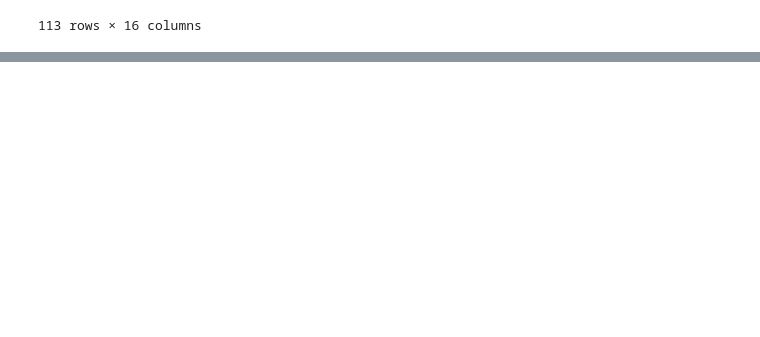
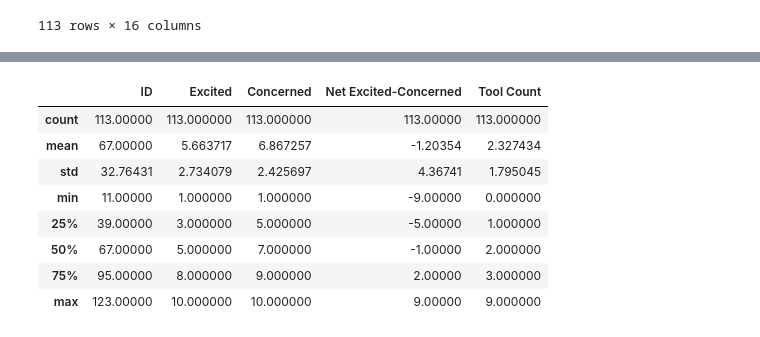
Before and after one commit to guyfrancis/dat1001, a Jupyter notebook: Data_Wrangling/Example_2_AI_Survey_Model_Answer.ipynb, the cells around one changed output, grey strips where cells are left out. Drawn from its saved outputs; the diff is of its cells as text; code cells hidden in the pictures; blank space fills up the shorter version.

```diff
--- a/Data_Wrangling/Example_2_AI_Survey_Model_Answer.ipynb
+++ b/Data_Wrangling/Example_2_AI_Survey_Model_Answer.ipynb
@@ -101,2 +81,13 @@ Standard error: 0.076
 # %%
-df['EC_Delta'] = df['Excited'] - df['Concerned']
+survey['Net Excited-Concerned'] = survey['Excited'] - survey['Concerned']
+survey.describe()
+# %% [output]
+|  | ID | Excited | Concerned | Net Excited-Concerned | Tool Count |
+| count | 113.00000 | 113.000000 | 113.000000 | 113.00000 | 113.000000 |
+| mean | 67.00000 | 5.663717 | 6.867257 | -1.20354 | 2.327434 |
+| std | 32.76431 | 2.734079 | 2.425697 | 4.36741 | 1.795045 |
+| min | 11.00000 | 1.000000 | 1.000000 | -9.00000 | 0.000000 |
+| 25% | 39.00000 | 3.000000 | 5.000000 | -5.00000 | 1.000000 |
+| 50% | 67.00000 | 5.000000 | 7.000000 | -1.00000 | 2.000000 |
+| 75% | 95.00000 | 8.000000 | 9.000000 | 2.00000 | 3.000000 |
+| max | 123.00000 | 10.000000 | 10.000000 | 9.00000 | 9.000000 |
```
Also changed, not shown: parts of 18 cells of this notebook, 2 other files.
